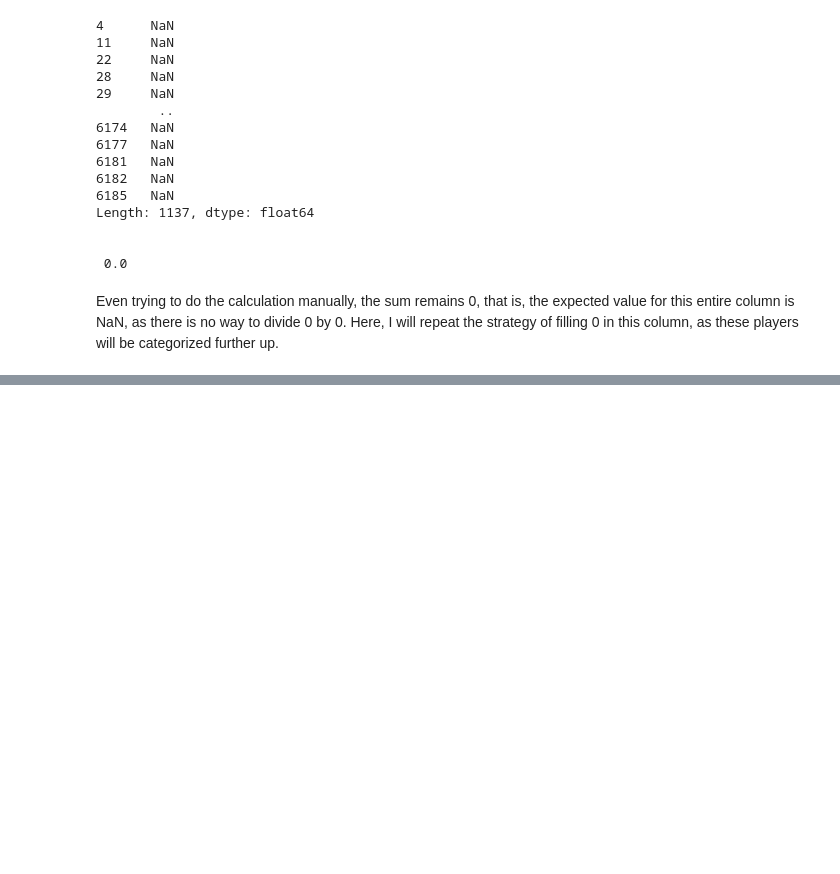
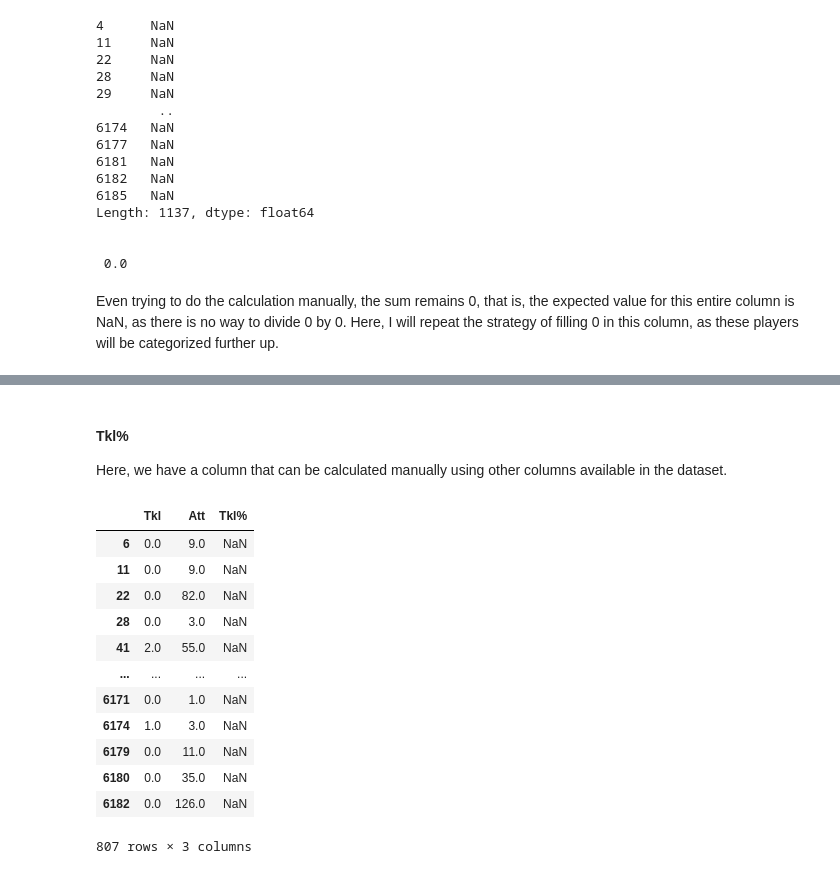
Before and after one commit to dnsrsdata/Football_Player_Rec_Syst, a Jupyter notebook: notebooks/ETL_Playground.ipynb, the cells around one changed output, grey strips where cells are left out. Saved outputs shown, nothing was run; the diff lists cells and outputs as text; code cells hidden in the pictures; blank space fills up the shorter version.

```diff
--- a/notebooks/ETL_Playground.ipynb
+++ b/notebooks/ETL_Playground.ipynb
@@ -958,0 +1037,26 @@ all_players_data['npxG/Sh'] = all_players_data['npxG/Sh'].fillna(0)
+# %%
+# Filling 0
+all_players_data['G/Sh'] = all_players_data['G/Sh'].fillna(0)
+# %% [markdown]
+#### Tkl%
+Here, we have a column that can be calculated manually using other columns available in the dataset.
+# %%
+# Creating a list with columns of interest
+columns_to_show = ['Tkl', 'Att', 'Tkl%']
+
+# Fetching columns and missing values
+all_players_data[all_players_data['Tkl%'].isna()].loc[:, columns_to_show]
+# %% [output]
+|  | Tkl | Att | Tkl% |
+| 6 | 0.0 | 9.0 | NaN |
+| 11 | 0.0 | 9.0 | NaN |
+| 22 | 0.0 | 82.0 | NaN |
+| 28 | 0.0 | 3.0 | NaN |
+| 41 | 2.0 | 55.0 | NaN |
+| ... | ... | ... | ... |
+| 6171 | 0.0 | 1.0 | NaN |
+| 6174 | 1.0 | 3.0 | NaN |
+| 6179 | 0.0 | 11.0 | NaN |
+| 6180 | 0.0 | 35.0 | NaN |
+| 6182 | 0.0 | 126.0 | NaN |
+807 rows × 3 columns
```
Also changed, not shown: parts of 16 cells of this notebook.
